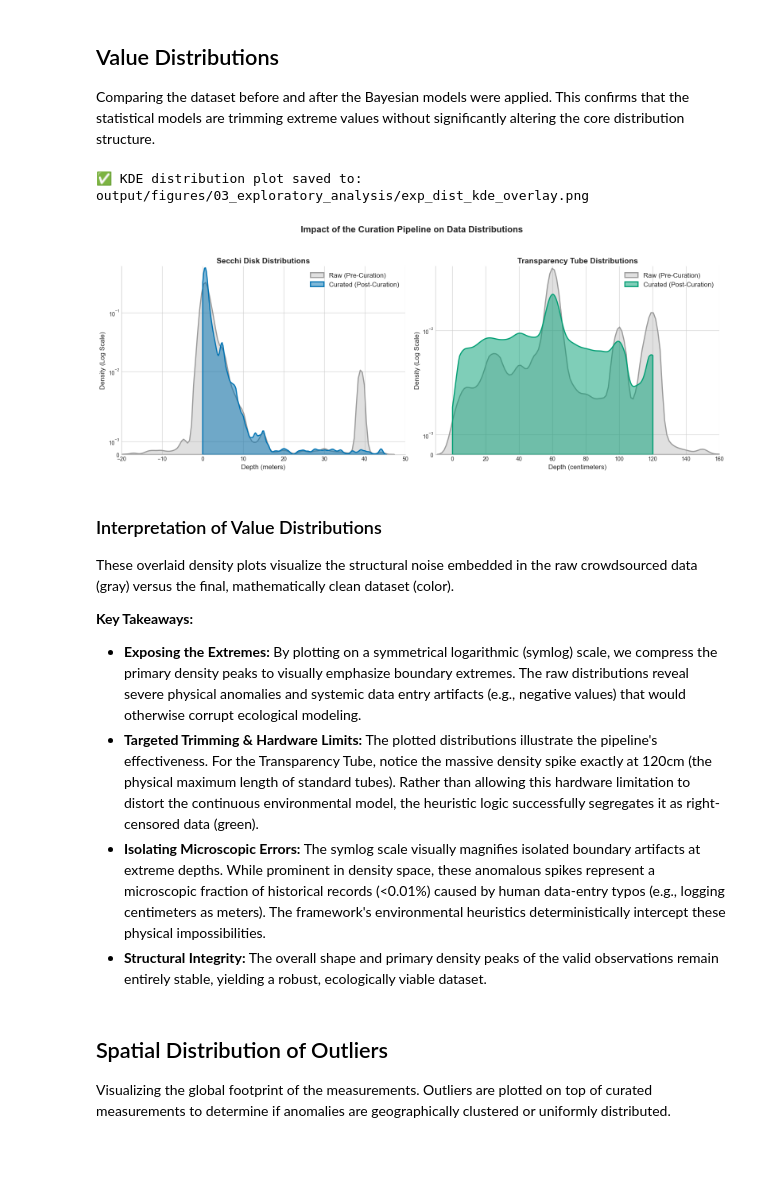
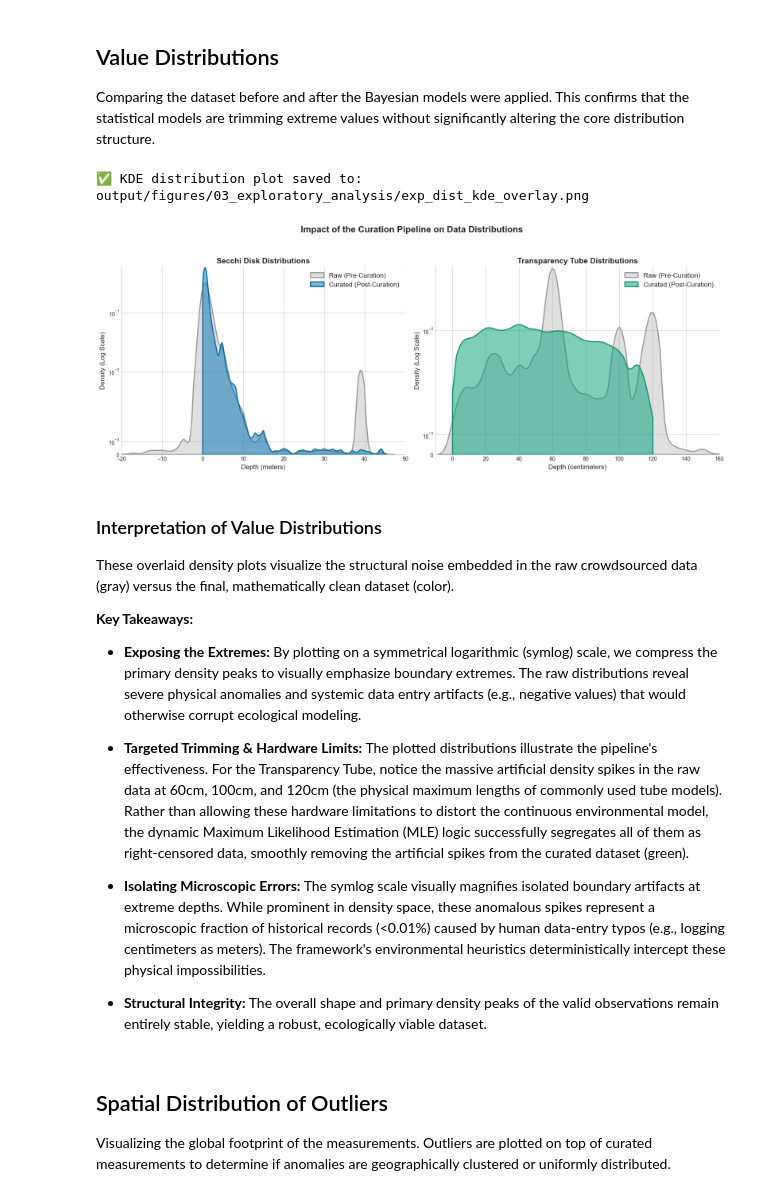
Before and after one commit to globe-curation-ai/curation-framework, a Jupyter notebook: notebooks/03_exploratory_analysis.ipynb, the cells around one changed output. Cells and saved outputs as stored; diff of their text form; code cells hidden in the pictures; blank space fills up the shorter version.

```diff
--- a/notebooks/03_exploratory_analysis.ipynb
+++ b/notebooks/03_exploratory_analysis.ipynb
@@ -220,35 +220,35 @@ axes[1].set_yscale('symlog', linthresh=0.005)
 # Remove top and right spines
 for ax in axes:
     ax.spines['top'].set_visible(False)
     ax.spines['right'].set_visible(False)
 
 plt.suptitle("Impact of the Curation Pipeline on Data Distributions", fontsize=16, y=1.05, fontweight='bold')
 plt.tight_layout()
 
 # Save the high resolution plot image
 if save_plot:
     kde_fig_path = os.path.join(output_dir, 'exp_dist_kde_overlay.png')
     plt.savefig(kde_fig_path, bbox_inches='tight', dpi=300)
     print(f"✅ KDE distribution plot saved to: {kde_fig_path}\n")
 
 plt.show()
 
 # --- Embedded Interpretation ---
 caption_kde = """
 ### Interpretation of Value Distributions
 
 These overlaid density plots visualize the structural noise embedded in the raw crowdsourced data (gray) versus the final, mathematically clean dataset (color).
 
 **Key Takeaways:**
 * **Exposing the Extremes:** By plotting on a symmetrical logarithmic (symlog) scale, we compress the primary density peaks to visually emphasize boundary extremes. The raw distributions reveal severe physical anomalies and systemic data entry artifacts (e.g., negative values) that would otherwise corrupt ecological modeling.
-* **Targeted Trimming & Hardware Limits:** The plotted distributions illustrate the pipeline's effectiveness. For the Transparency Tube, notice the massive density spike exactly at 120cm (the physical maximum length of standard tubes). Rather than allowing this hardware limitation to distort the continuous environmental model, the heuristic logic successfully segregates it as right-censored data (green).
+* **Targeted Trimming & Hardware Limits:** The plotted distributions illustrate the pipeline's effectiveness. For the Transparency Tube, notice the massive artificial density spikes in the raw data at 60cm, 100cm, and 120cm (the physical maximum lengths of commonly used tube models). Rather than allowing these hardware limitations to distort the continuous environmental model, the dynamic Maximum Likelihood Estimation (MLE) logic successfully segregates all of them as right-censored data, smoothly removing the artificial spikes from the curated dataset (green).\n
 * **Isolating Microscopic Errors:** The symlog scale visually magnifies isolated boundary artifacts at extreme depths. While prominent in density space, these anomalous spikes represent a microscopic fraction of historical records (<0.01%) caused by human data-entry typos (e.g., logging centimeters as meters). The framework's environmental heuristics deterministically intercept these physical impossibilities.
 * **Structural Integrity:** The overall shape and primary density peaks of the valid observations remain entirely stable, yielding a robust, ecologically viable dataset.
 """
 display(Markdown(caption_kde))
 # %% [output]
 ✅ KDE distribution plot saved to: output/figures/03_exploratory_analysis/exp_dist_kde_overlay.png
-[figure, old version]
+[figure, new version]
 
 ### Interpretation of Value Distributions
 
@@ -256,7 +256,8 @@ These overlaid density plots visualize the structural noise embedded in the raw
 
 **Key Takeaways:**
 * **Exposing the Extremes:** By plotting on a symmetrical logarithmic (symlog) scale, we compress the primary density peaks to visually emphasize boundary extremes. The raw distributions reveal severe physical anomalies and systemic data entry artifacts (e.g., negative values) that would otherwise corrupt ecological modeling.
-* **Targeted Trimming & Hardware Limits:** The plotted distributions illustrate the pipeline's effectiveness. For the Transparency Tube, notice the massive density spike exactly at 120cm (the physical maximum length of standard tubes). Rather than allowing this hardware limitation to distort the continuous environmental model, the heuristic logic successfully segregates it as right-censored data (green).
+* **Targeted Trimming & Hardware Limits:** The plotted distributions illustrate the pipeline's effectiveness. For the Transparency Tube, notice the massive artificial density spikes in the raw data at 60cm, 100cm, and 120cm (the physical maximum lengths of commonly used tube models). Rather than allowing these hardware limitations to distort the continuous environmental model, the dynamic Maximum Likelihood Estimation (MLE) logic successfully segregates all of them as right-censored data, smoothly removing the artificial spikes from the curated dataset (green).
+
 * **Isolating Microscopic Errors:** The symlog scale visually magnifies isolated boundary artifacts at extreme depths. While prominent in density space, these anomalous spikes represent a microscopic fraction of historical records (<0.01%) caused by human data-entry typos (e.g., logging centimeters as meters). The framework's environmental heuristics deterministically intercept these physical impossibilities.
 * **Structural Integrity:** The overall shape and primary density peaks of the valid observations remain entirely stable, yielding a robust, ecologically viable dataset.
 # %% [markdown]
```
Also changed, not shown: parts of 6 cells of this notebook, 10 other files.
